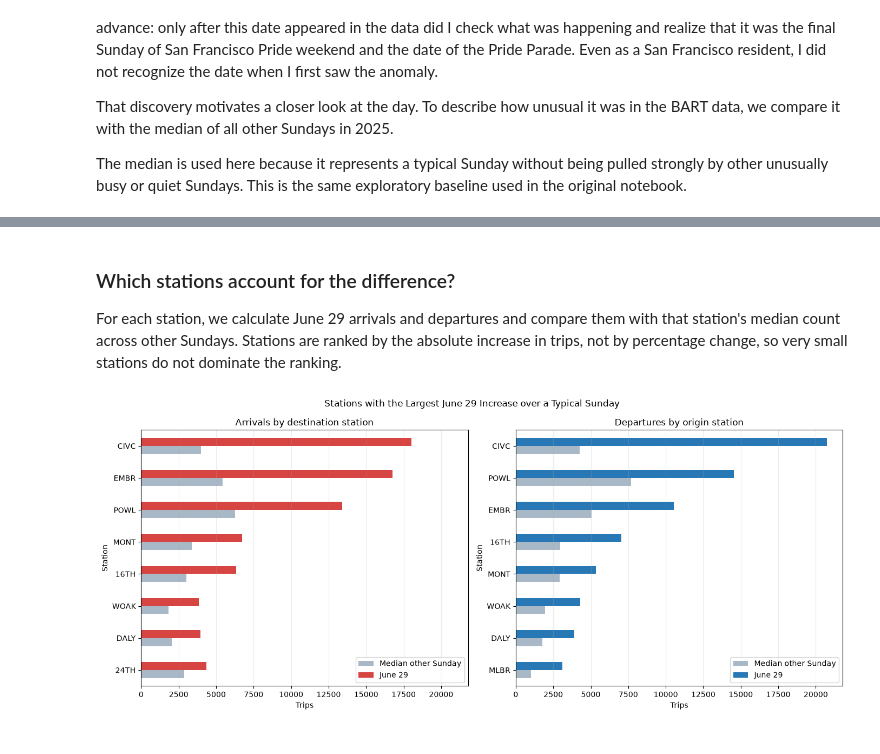
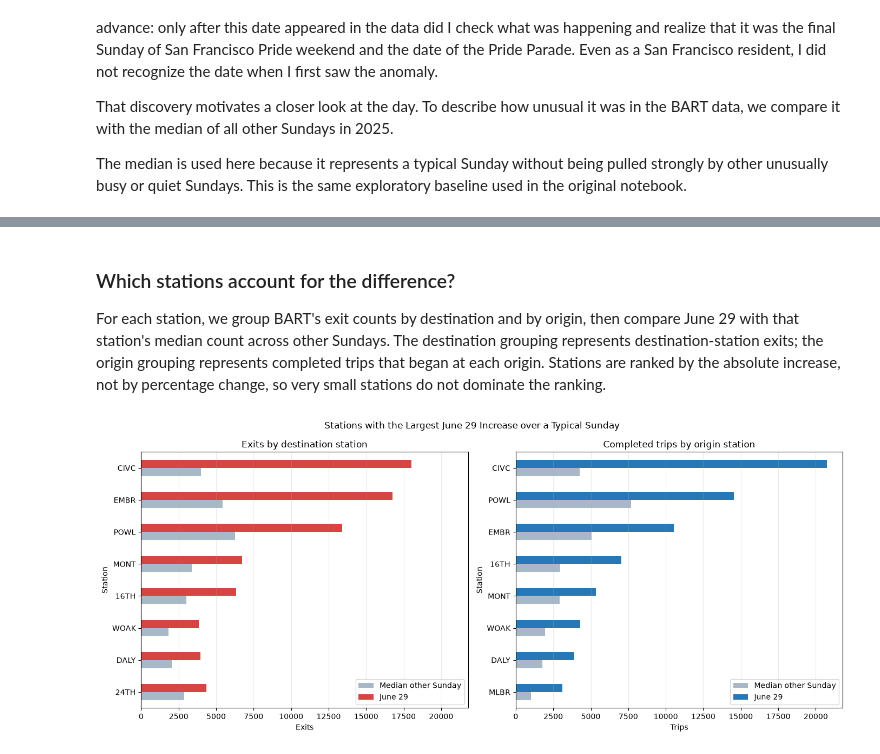
Before and after one commit to nick-fallon/bart-analysis, a Jupyter notebook: notebooks/bart_ridership_analysis.ipynb, the cells around one changed output, grey strips where cells are left out. Cells and saved outputs as stored; diff of their text form; code cells hidden in the pictures.

```diff
--- a/notebooks/bart_ridership_analysis.ipynb
+++ b/notebooks/bart_ridership_analysis.ipynb
@@ -316,5 +381,5 @@ system_comparison.to_frame()
 # %% [markdown]
 ### Which stations account for the difference?
 
-For each station, we calculate June 29 arrivals and departures and compare them with that station's median count across other Sundays. Stations are ranked by the absolute increase in trips, not by percentage change, so very small stations do not dominate the ranking.
+For each station, we group BART's exit counts by destination and by origin, then compare June 29 with that station's median count across other Sundays. The destination grouping represents destination-station exits; the origin grouping represents completed trips that began at each origin. Stations are ranked by the absolute increase, not by percentage change, so very small stations do not dominate the ranking.
 # %%
@@ -354,33 +415,33 @@ origin_comparison["Difference"] = (
 # %%
 top_arrival_stations = (
     destination_comparison.nlargest(8, "Difference")
     .sort_values("Difference")
 )
 top_departure_stations = (
     origin_comparison.nlargest(8, "Difference")
     .sort_values("Difference")
 )
 
 fig, axes = plt.subplots(1, 2, figsize=(14, 6), sharex=True)
 
 top_arrival_stations[["Median other Sunday", "June 29"]].plot.barh(
     ax=axes[0],
     color=["#A9B8C6", "#D64541"],
 )
-axes[0].set(title="Arrivals by destination station", xlabel="Trips", ylabel="Station")
+axes[0].set(title="Exits by destination station", xlabel="Exits", ylabel="Station")
 
 top_departure_stations[["Median other Sunday", "June 29"]].plot.barh(
     ax=axes[1],
     color=["#A9B8C6", "#2878B5"],
 )
-axes[1].set(title="Departures by origin station", xlabel="Trips", ylabel="Station")
+axes[1].set(title="Completed trips by origin station", xlabel="Trips", ylabel="Station")
 
 for ax in axes:
     ax.grid(axis="x", alpha=0.25)
     ax.legend(title="")
 
 fig.suptitle("Stations with the Largest June 29 Increase over a Typical Sunday")
 fig.tight_layout()
 plt.show()
 # %% [output]
-[figure, old version]
+[figure, new version]
```
Also changed, not shown: parts of 12 cells of this notebook, 2 other files.
